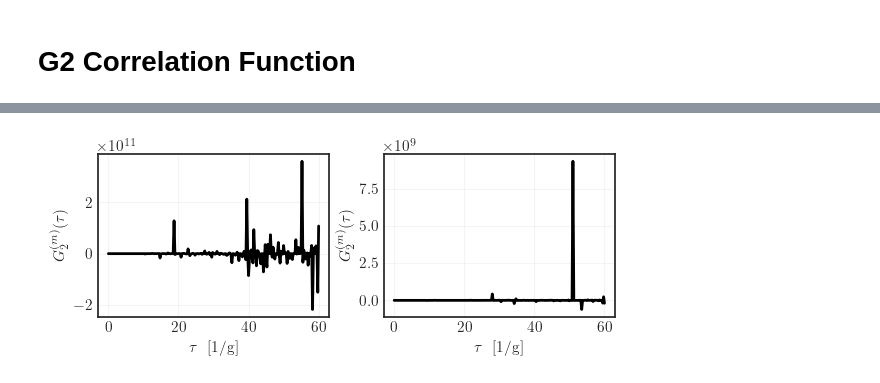
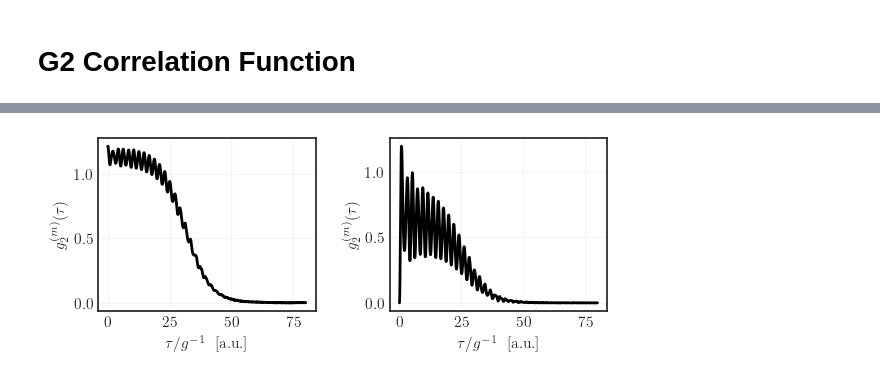
Before and after one commit to juardilag/Pulsed-cQED, a Jupyter notebook: test.ipynb, the cells around one changed output, grey strips where cells are left out. Cells and saved outputs as stored; diff of their text form; code cells hidden in the pictures.

```diff
--- a/test.ipynb
+++ b/test.ipynb
@@ -71,7 +71,7 @@ psi_q_gnd = jnp.array([1.0, 0.0])
 psi_0 = jnp.kron(psi_c_vac, psi_q_gnd)
 rho_initial = jnp.outer(psi_0, jnp.conj(psi_0))
 
-H_t_func = dynamical_hamiltonian_atom(cavity_dim, delta_c, delta_e, g_sim)
+H_t_func = dynamical_hamiltonian_cavity(cavity_dim, delta_c, delta_e, g_sim)
 
 a, adag, n_op = boson_ops(cavity_dim)
 sigma_m, sigma_p, sigma_e = qubit_ops()
@@ -260,11 +262,11 @@ plt.show()
 # %%
 from correlations import g2_matrix
 # %%
-tau_array_pos =  jnp.arange(0, 60 + dt, dt)
+tau_array_pos =  jnp.arange(0, 80 + dt, dt)
 tau_array_neg = jnp.flip(-tau_array_pos)[1:]
 tau_array_full = jnp.concatenate([tau_array_neg, tau_array_pos])
 
-G2_light_matrix = g2_matrix(
+num_light_matrix, denom_light_matrix, g2_light_matrix = g2_matrix(
     rho_t_array = rho_all_t,
     t_array = t_array,
     a_L = a_full,
@@ -275,7 +277,7 @@ G2_light_matrix = g2_matrix(
     E_func = drive
 )
 
-G2_atom_matrix = g2_matrix(
+num_atom_matrix, denom_atom_matrix, g2_atom_matrix = g2_matrix(
     rho_t_array = rho_all_t,
     t_array = t_array,
     a_L = sigma_m_full,
@@ -321,20 +321,25 @@ cbar_atom = fig.colorbar(plot_2, ax=ax[1])
 # %%
-g2_integrated_light = jnp.trapezoid(G2_light_matrix, x=t_array, axis=0)
-g2_integrated_atom = jnp.trapezoid(G2_atom_matrix, x=t_array, axis=0)
+total_coincidences_light = jnp.trapezoid(num_light_matrix, x=t_array, axis=0)
+total_intensity_product_light = jnp.trapezoid(denom_light_matrix, x=t_array, axis=0)
+g2_integrated_light = total_coincidences_light / (total_intensity_product_light + 1e-2)
+
+total_coincidences_atom = jnp.trapezoid(num_atom_matrix, x=t_array, axis=0)
+total_intensity_product_atom = jnp.trapezoid(denom_atom_matrix, x=t_array, axis=0)
+g2_integrated_atom = total_coincidences_atom / (total_intensity_product_atom + 1e-2)
 # %%
 fig, ax = plt.subplots(1, 2, figsize=(6, 2.5))
 ax[0].plot(tau_array_pos, jnp.real(g2_integrated_light), linewidth = 2, color = 'k')
-ax[0].set_xlabel(r'$\tau \ $ [1/g]')
-ax[0].set_ylabel(r'$G_2^{(m)}(\tau)$')
+ax[0].set_xlabel(r'$\tau/g^{-1}\ $ [a.u.]')
+ax[0].set_ylabel(r'$g_2^{(m)}(\tau)$')
 ax[0].grid(alpha = 0.2)
 
 ax[1].plot(tau_array_pos, jnp.real(g2_integrated_atom), linewidth = 2, color = 'k')
-ax[1].set_xlabel(r'$\tau\ $ [1/g]')
-ax[1].set_ylabel(r'$G_2^{(m)}(\tau)$')
+ax[1].set_xlabel(r'$\tau/g^{-1}\ $ [a.u.]')
+ax[1].set_ylabel(r'$g_2^{(m)}(\tau)$')
 ax[1].grid(alpha = 0.2)
 
 plt.tight_layout()
 plt.savefig('light_integrated_g2.pdf', dpi = 300, bbox_inches ='tight')
 plt.show()
 # %% [output]
-[figure, old version]
+[figure, new version]
```
Also changed, not shown: parts of 11 cells of this notebook.
